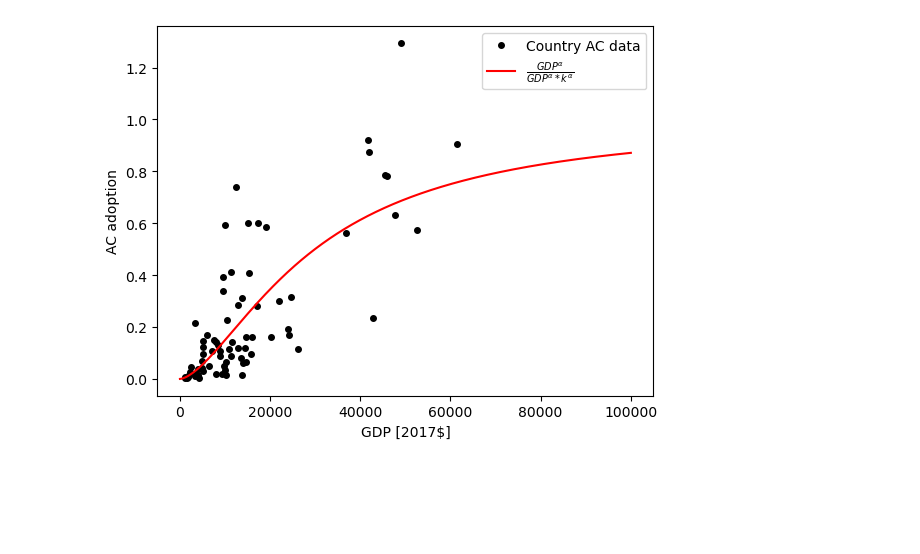
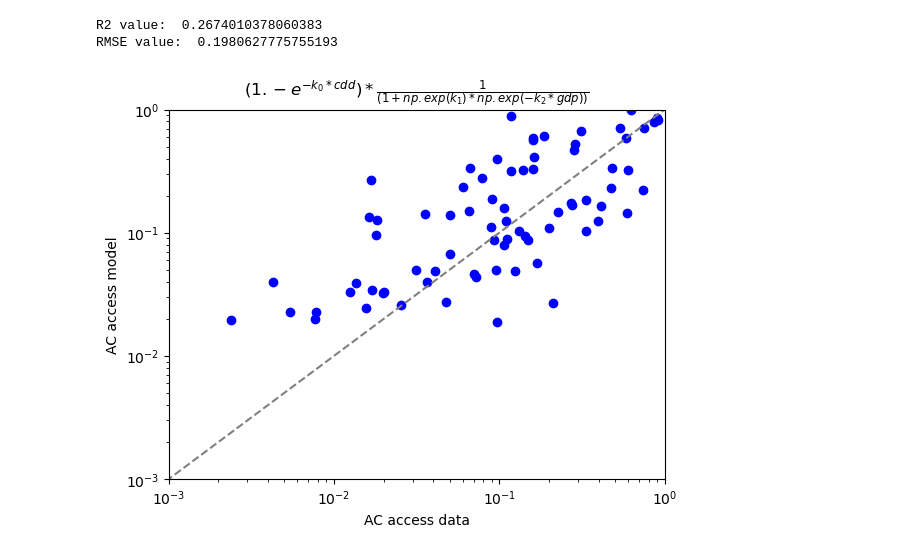
Before and after one commit to carnegie/clab_cooling_deficit_index, a Jupyter notebook: derive_exposure_function_combined.ipynb, the cells around one changed output. Cells and saved outputs as stored; diff of their text form; code cells hidden in the pictures; blank space fills up the shorter version.

Commit message:
AC data model comparison

```diff
--- a/derive_exposure_function_combined.ipynb
+++ b/derive_exposure_function_combined.ipynb
@@ -189,13 +51,49 @@ plt.savefig("Figures/exposure_function/saturation_power_fit.png")
-# %%
-# Plot the fit
-fig, ax = plt.subplots()
-gdp_range = np.linspace(0, 100000., 1000)
-ax.plot(ac_data["GDP"], ac_data["AC"]/sat(ac_data["CDD"], popt_gdp[0]), 'o', markersize=4, color="black", label="Country AC data")
-ax.plot(gdp_range, avail_alt(gdp_range, popt_gdp[1], popt_gdp[2]), color="red", label=r"$\frac{GDP^{\alpha}}{GDP^{\alpha} * k^{\alpha}}$")
-ax.set_xlabel("GDP [2017$]")
-ax.set_ylabel("AC adoption")
-ax.legend()
-# Save the plot
-plt.savefig("Figures/exposure_function/availability_power_fit.png")
-# %% [output]
-[figure, removed]
+# %%
+# AC access function with values from paper
+def ac_access_paper(xdata):
+    cdd, gdp = xdata
+    return (1. - 0.949*np.exp(-0.00187 * cdd)) * (1 / (1 + np.exp(4.152) * np.exp(-0.237 * gdp/1000.)))
+
+# Functional form of AC access function
+def ac_access(xdata, a, b, c):
+    cdd, gdp = xdata
+    return (1. - np.exp(-a * cdd)) * (1 / (1 + np.exp(b) * np.exp(-c * gdp)))
+
+def ac_access_combined_exp(xdata, a, b, c):
+    cdd, gdp = xdata
+    return (1. - np.exp(-a * ((cdd)**b * (gdp)**c)))
+# %%
+# Calculate the R^2 and RMSE value
+def calc_r2_rmse(ydata, ymodel):
+    ss_res = np.sum((ydata - ymodel) ** 2)
+    ss_tot = np.sum((ydata - np.mean(ydata)) ** 2)
+    r2 = 1 - (ss_res / ss_tot)
+    rmse = np.sqrt(ss_res / len(ydata))
+    print ("R2 value: ", r2)
+    print ("RMSE value: ", rmse)
+    return r2, rmse
+# %%
+# Plot AC access data vs model
+def plot_ac_access(ydata, ymodel, color, title, filename):
+    plt.figure()
+    plt.scatter(ydata, ymodel, color=color)
+    plt.plot([0, 1], [0, 1], color='gray', linestyle='--')
+    # Both axes in log scale
+    plt.xscale('log')
+    plt.yscale('log')
+    # Set the limits of the axes
+    plt.xlim([0.001, 1])
+    plt.ylim([0.001, 1])
+    # Add labels
+    plt.xlabel("AC access data")
+    plt.ylabel("AC access model")
+    plt.title(title)
+    plt.savefig("Figures/exposure_function/{0}.png".format(filename))
+# %%
+# Paper model with parameter values from paper
+calc_r2_rmse(ydata, ac_access_paper((ac_data["CDD"], ac_data["GDP"])))
+plot_ac_access(ydata, ac_access_paper((ac_data["CDD"], ac_data["GDP"])), "blue",r"$(1. - e^{-k_0 * cdd}) * \frac{1}{(1 + np.exp(k_1) * np.exp(-k_2 * gdp))}$", "ac_access_paper")
+# %% [output]
+R2 value:  0.2674010378060383
+RMSE value:  0.1980627775755193
+[figure, added]
```
Also changed, not shown: parts of 14 cells of this notebook.
